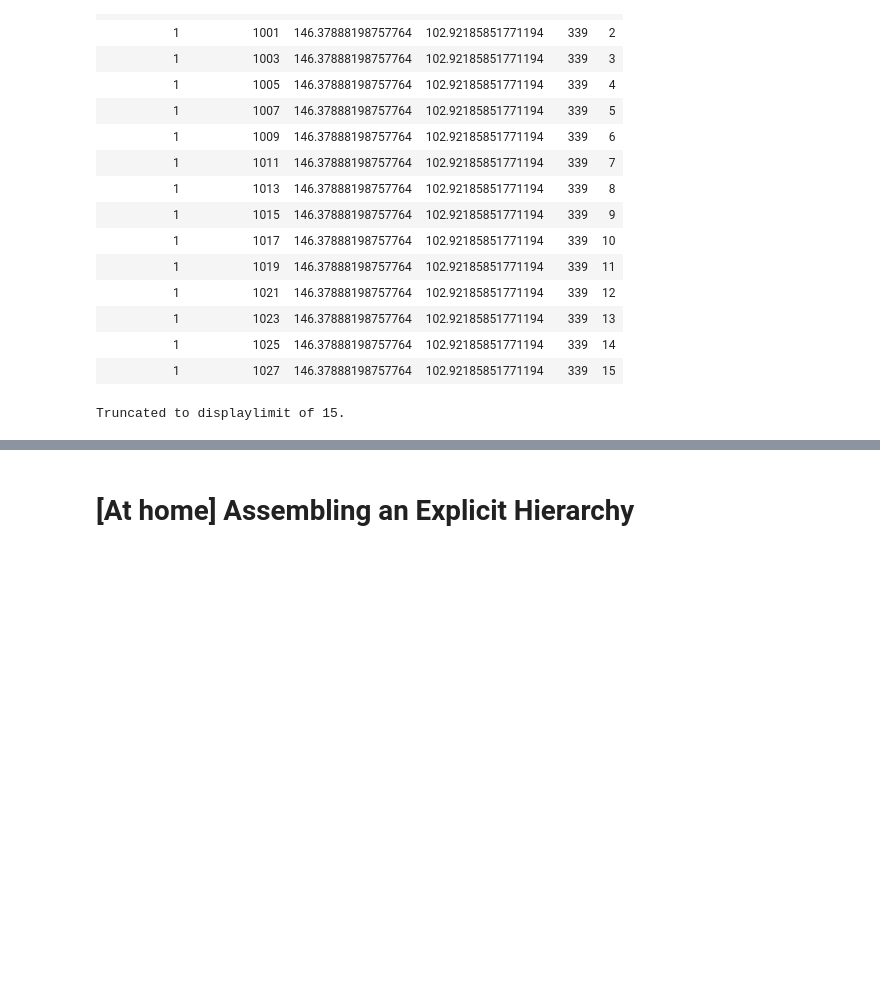
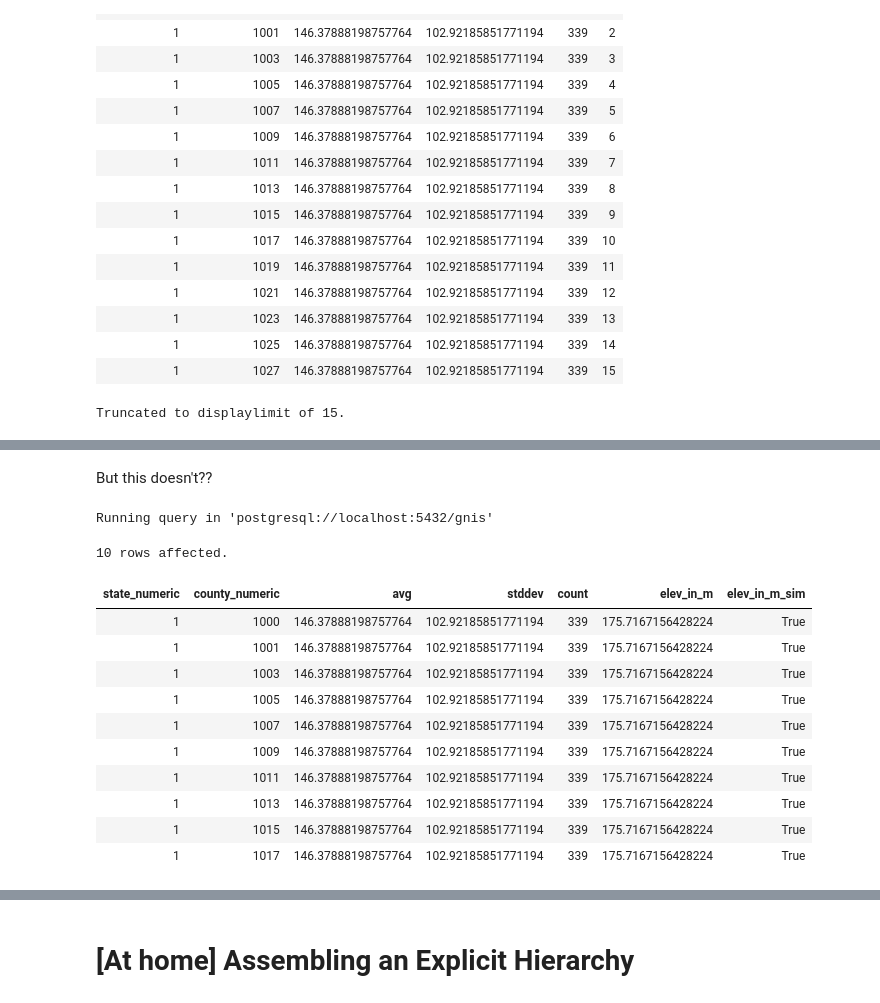
Before and after one commit to data-101-berkeley/fa26-materials, a Jupyter notebook: lec/data-prep-value/data-prep-value.ipynb, the cells around one changed output, grey strips where cells are left out. Drawn from its saved outputs; the diff is of its cells as text; code cells hidden in the pictures; blank space fills up the shorter version.

```diff
--- a/lec/data-prep-value/data-prep-value.ipynb
+++ b/lec/data-prep-value/data-prep-value.ipynb
@@ -718,0 +770,29 @@ Truncated to displaylimit of 15.
+# %% [markdown]
+But this doesn't??
+# %%
+%%sql
+WITH state_cty AS
+(SELECT s.state_numeric, f.fips as county_numeric, s.avg, s.stddev, s.count
+  FROM state_elevations s, fips_counties f
+  WHERE s.state_numeric = f.state_numeric
+)
+SELECT s.*,
+       n.elev AS elev_in_m,
+       true as elev_in_m_sim -- user-facing flag
+  FROM state_cty s,
+       LATERAL normal_rand(1, s.avg, s.stddev) AS n(elev)
+LIMIT 10;
+# %% [output]
+Running query in 'postgresql://localhost:5432/gnis'
+10 rows affected.
+| state_numeric | county_numeric | avg | stddev | count | elev_in_m | elev_in_m_sim |
+| 1 | 1000 | 146.37888198757764 | 102.92185851771194 | 339 | 175.7167156428224 | True |
+| 1 | 1001 | 146.37888198757764 | 102.92185851771194 | 339 | 175.7167156428224 | True |
+| 1 | 1003 | 146.37888198757764 | 102.92185851771194 | 339 | 175.7167156428224 | True |
+| 1 | 1005 | 146.37888198757764 | 102.92185851771194 | 339 | 175.7167156428224 | True |
+| 1 | 1007 | 146.37888198757764 | 102.92185851771194 | 339 | 175.7167156428224 | True |
+| 1 | 1009 | 146.37888198757764 | 102.92185851771194 | 339 | 175.7167156428224 | True |
+| 1 | 1011 | 146.37888198757764 | 102.92185851771194 | 339 | 175.7167156428224 | True |
+| 1 | 1013 | 146.37888198757764 | 102.92185851771194 | 339 | 175.7167156428224 | True |
+| 1 | 1015 | 146.37888198757764 | 102.92185851771194 | 339 | 175.7167156428224 | True |
+| 1 | 1017 | 146.37888198757764 | 102.92185851771194 | 339 | 175.7167156428224 | True |
```
Also changed, not shown: parts of 19 cells of this notebook.
